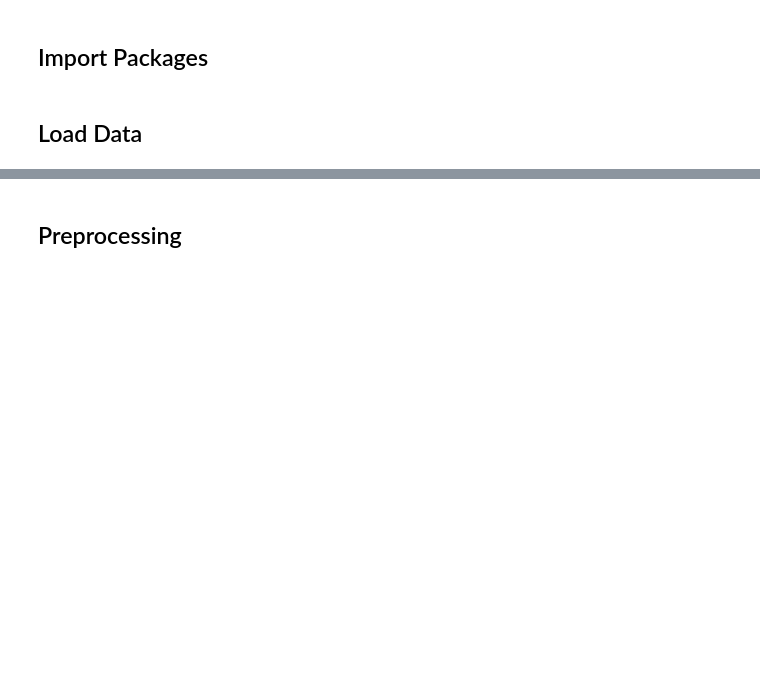
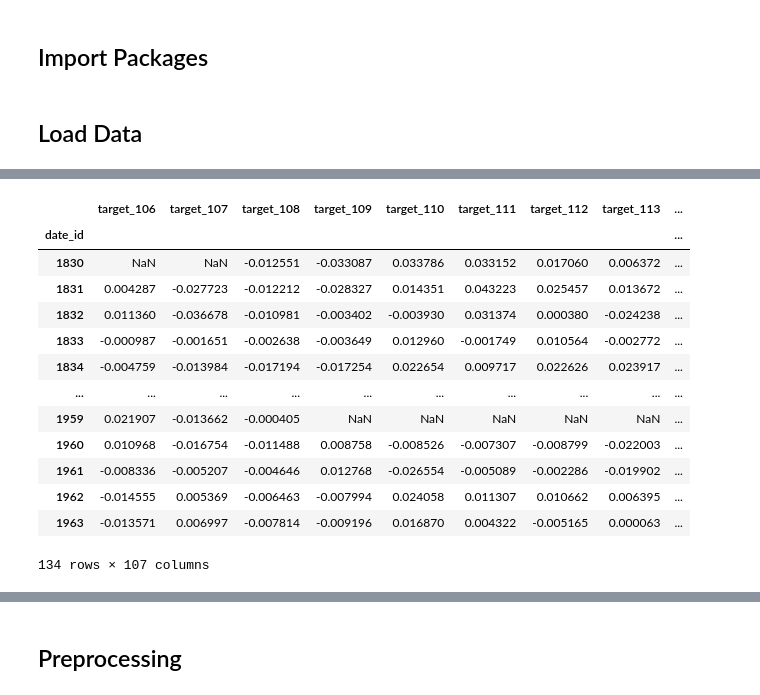
Before and after one commit to abishpius/MITSUICO_Commodity_Prediction, a Jupyter notebook: Kaggle_MITSUICO_Commodity_Prediction.ipynb, the cells around one changed output, grey strips where cells are left out. Drawn from its saved outputs; the diff is of its cells as text; code cells hidden in the pictures; blank space fills up the shorter version.

```diff
--- a/Kaggle_MITSUICO_Commodity_Prediction.ipynb
+++ b/Kaggle_MITSUICO_Commodity_Prediction.ipynb
@@ -85,0 +161,17 @@ target_pairs = pd.read_csv('/content/target_pairs.csv')
+# %%
+test_lag2
+# %% [output]
+|  | target_106 | target_107 | target_108 | target_109 | target_110 | target_111 | target_112 | target_113 | ... |
+| date_id |  |  |  |  |  |  |  |  | ... |
+| 1830 | NaN | NaN | -0.012551 | -0.033087 | 0.033786 | 0.033152 | 0.017060 | 0.006372 | ... |
+| 1831 | 0.004287 | -0.027723 | -0.012212 | -0.028327 | 0.014351 | 0.043223 | 0.025457 | 0.013672 | ... |
+| 1832 | 0.011360 | -0.036678 | -0.010981 | -0.003402 | -0.003930 | 0.031374 | 0.000380 | -0.024238 | ... |
+| 1833 | -0.000987 | -0.001651 | -0.002638 | -0.003649 | 0.012960 | -0.001749 | 0.010564 | -0.002772 | ... |
+| 1834 | -0.004759 | -0.013984 | -0.017194 | -0.017254 | 0.022654 | 0.009717 | 0.022626 | 0.023917 | ... |
+| ... | ... | ... | ... | ... | ... | ... | ... | ... | ... |
+| 1959 | 0.021907 | -0.013662 | -0.000405 | NaN | NaN | NaN | NaN | NaN | ... |
+| 1960 | 0.010968 | -0.016754 | -0.011488 | 0.008758 | -0.008526 | -0.007307 | -0.008799 | -0.022003 | ... |
+| 1961 | -0.008336 | -0.005207 | -0.004646 | 0.012768 | -0.026554 | -0.005089 | -0.002286 | -0.019902 | ... |
+| 1962 | -0.014555 | 0.005369 | -0.006463 | -0.007994 | 0.024058 | 0.011307 | 0.010662 | 0.006395 | ... |
+| 1963 | -0.013571 | 0.006997 | -0.007814 | -0.009196 | 0.016870 | 0.004322 | -0.005165 | 0.000063 | ... |
+134 rows × 107 columns
```
Also changed, not shown: parts of 16 cells of this notebook.
